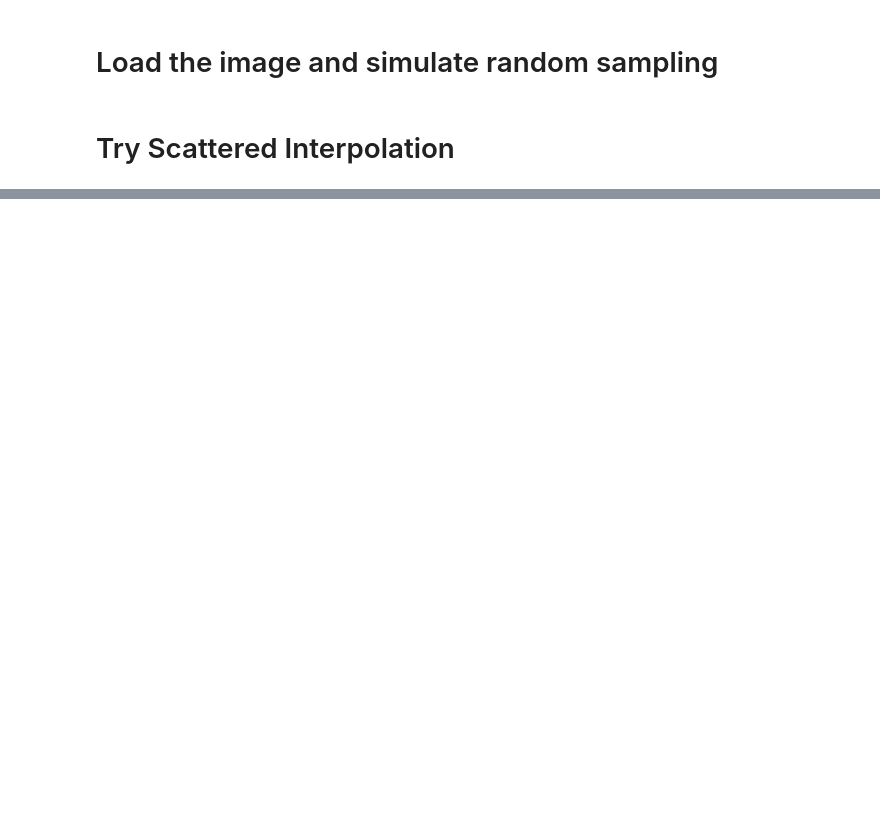
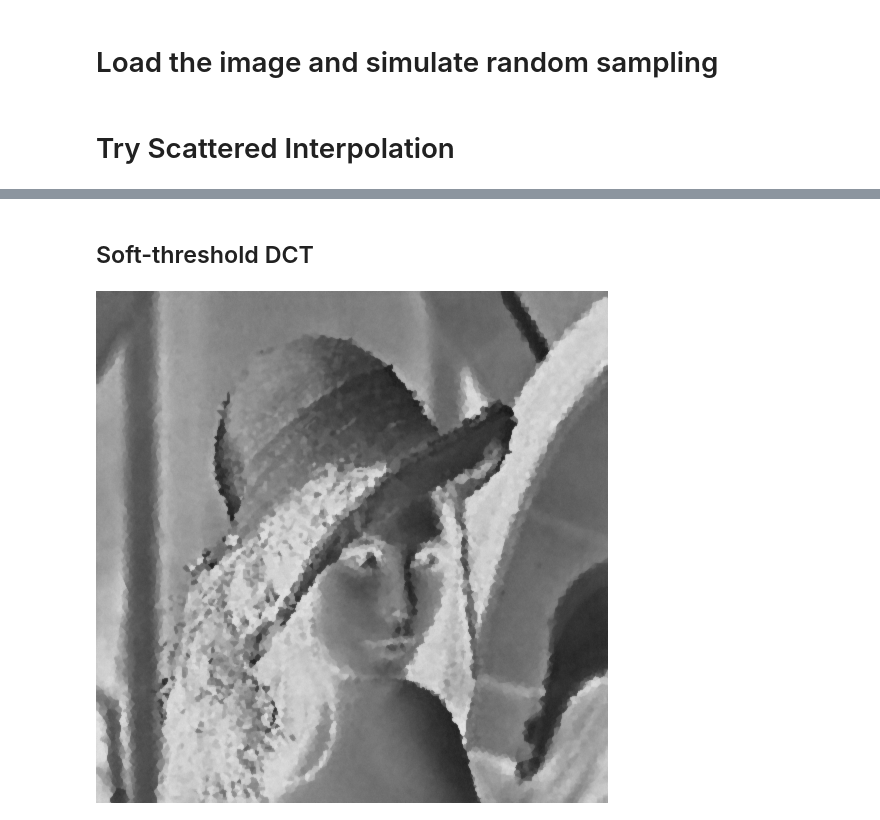
Before and after one commit to EkaSulistyawan/py-cs-cvt, a Jupyter notebook: py_cs_cvt.ipynb, the cells around one changed output, grey strips where cells are left out. Cells and saved outputs as stored; diff of their text form; code cells hidden in the pictures; blank space fills up the shorter version.

Commit message:
FINISH-v1.0
The PY-CS-CVT is completed,
Need few optimizations
All coefficients look okay

```diff
--- a/py_cs_cvt.ipynb
+++ b/py_cs_cvt.ipynb
@@ -71,0 +93,23 @@ C_fdct_struct = C.struct(C @ X)
+# %% [markdown]
+## Soft-threshold DCT
+# %%
+def dct2(block):
+    from scipy.fftpack import dct
+    return dct(dct(block.T, norm='ortho').T, norm='ortho')
+
+def idct2(block):
+    from scipy.fftpack import idct
+    return idct(idct(block.T, norm='ortho').T, norm='ortho')
+
+def softh_real(coeff,gamma=-1):
+    if(gamma == -1):
+        gamma = geo_mean(np.abs(coeff.flatten()))
+    maxA = abs(coeff) - gamma
+    maxA = maxA * (maxA > 0)
+    softh = np.sign(coeff)*maxA
+    return softh
+
+step2 = idct2(softh_real(dct2(step1),gamma=-1))
+imagesc(step2)
+# %% [output]
+[figure, added]
```
Also changed, not shown: parts of 15 cells of this notebook, 1 other file.
